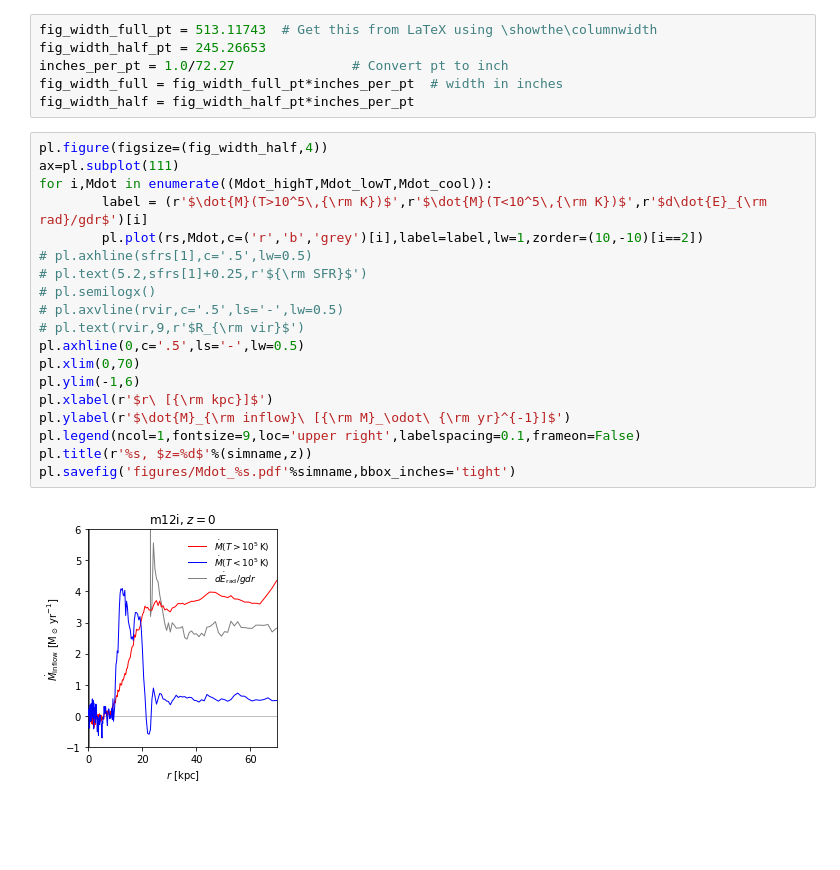
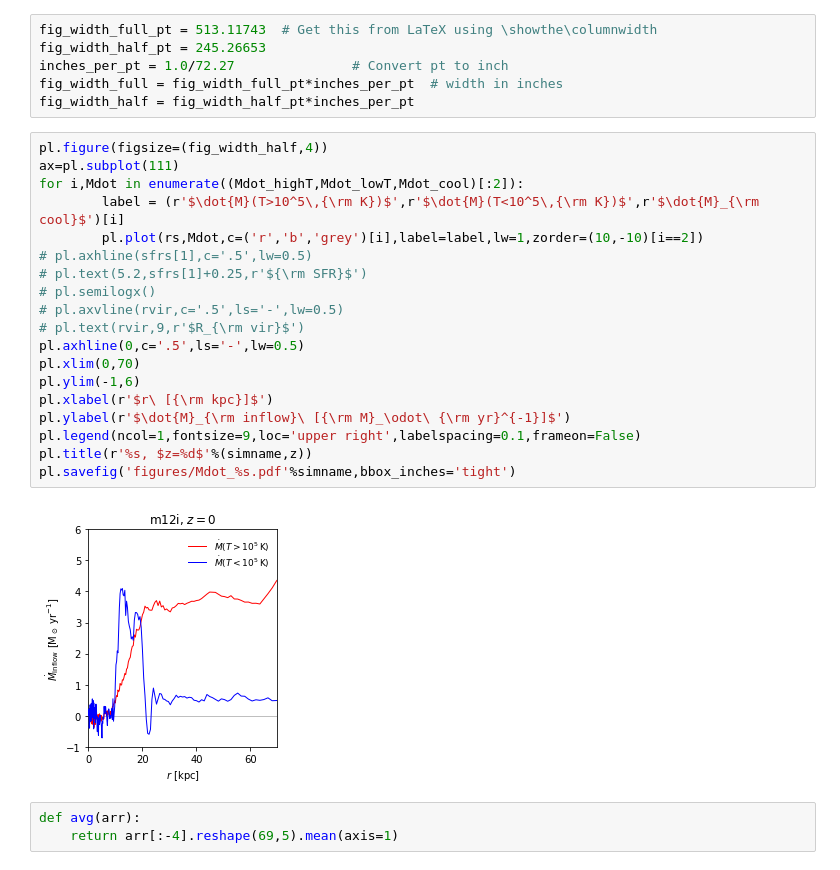
Before and after one commit to zhafen/Hot-Accretion-in-FIRE, a Jupyter notebook: HowDoesHotAccretionWork_forZach.ipynb, the cells around one changed output. Drawn from its saved outputs; the diff is of its cells as text; blank space fills up the shorter version.

Commit message:
Mdot profile fig updates

```diff
--- a/HowDoesHotAccretionWork_forZach.ipynb
+++ b/HowDoesHotAccretionWork_forZach.ipynb
@@ -32,21 +37,24 @@ fig_width_half = fig_width_half_pt*inches_per_pt
 # %%
 pl.figure(figsize=(fig_width_half,4))
 ax=pl.subplot(111)
-for i,Mdot in enumerate((Mdot_highT,Mdot_lowT,Mdot_cool)):
-        label = (r'$\dot{M}(T>10^5\,{\rm K})$',r'$\dot{M}(T<10^5\,{\rm K})$',r'$d\dot{E}_{\rm rad}/gdr$')[i]
+for i,Mdot in enumerate((Mdot_highT,Mdot_lowT,Mdot_cool)[:2]):
+        label = (r'$\dot{M}(T>10^5\,{\rm K})$',r'$\dot{M}(T<10^5\,{\rm K})$',r'$\dot{M}_{\rm cool}$')[i]
         pl.plot(rs,Mdot,c=('r','b','grey')[i],label=label,lw=1,zorder=(10,-10)[i==2])
 # pl.axhline(sfrs[1],c='.5',lw=0.5)
 # pl.text(5.2,sfrs[1]+0.25,r'${\rm SFR}$')
 # pl.semilogx()
 # pl.axvline(rvir,c='.5',ls='-',lw=0.5)
 # pl.text(rvir,9,r'$R_{\rm vir}$')
 pl.axhline(0,c='.5',ls='-',lw=0.5)
 pl.xlim(0,70)
 pl.ylim(-1,6)
 pl.xlabel(r'$r\ [{\rm kpc}]$')
 pl.ylabel(r'$\dot{M}_{\rm inflow}\ [{\rm M}_\odot\ {\rm yr}^{-1}]$')
 pl.legend(ncol=1,fontsize=9,loc='upper right',labelspacing=0.1,frameon=False)
 pl.title(r'%s, $z=%d$'%(simname,z))
 pl.savefig('figures/Mdot_%s.pdf'%simname,bbox_inches='tight')
 # %% [output]
-[figure, old version]
+[figure, new version]
+# %%
+def avg(arr):
+    return arr[:-4].reshape(69,5).mean(axis=1)
```
Also changed, not shown: parts of 10 cells of this notebook, 1 other file.
